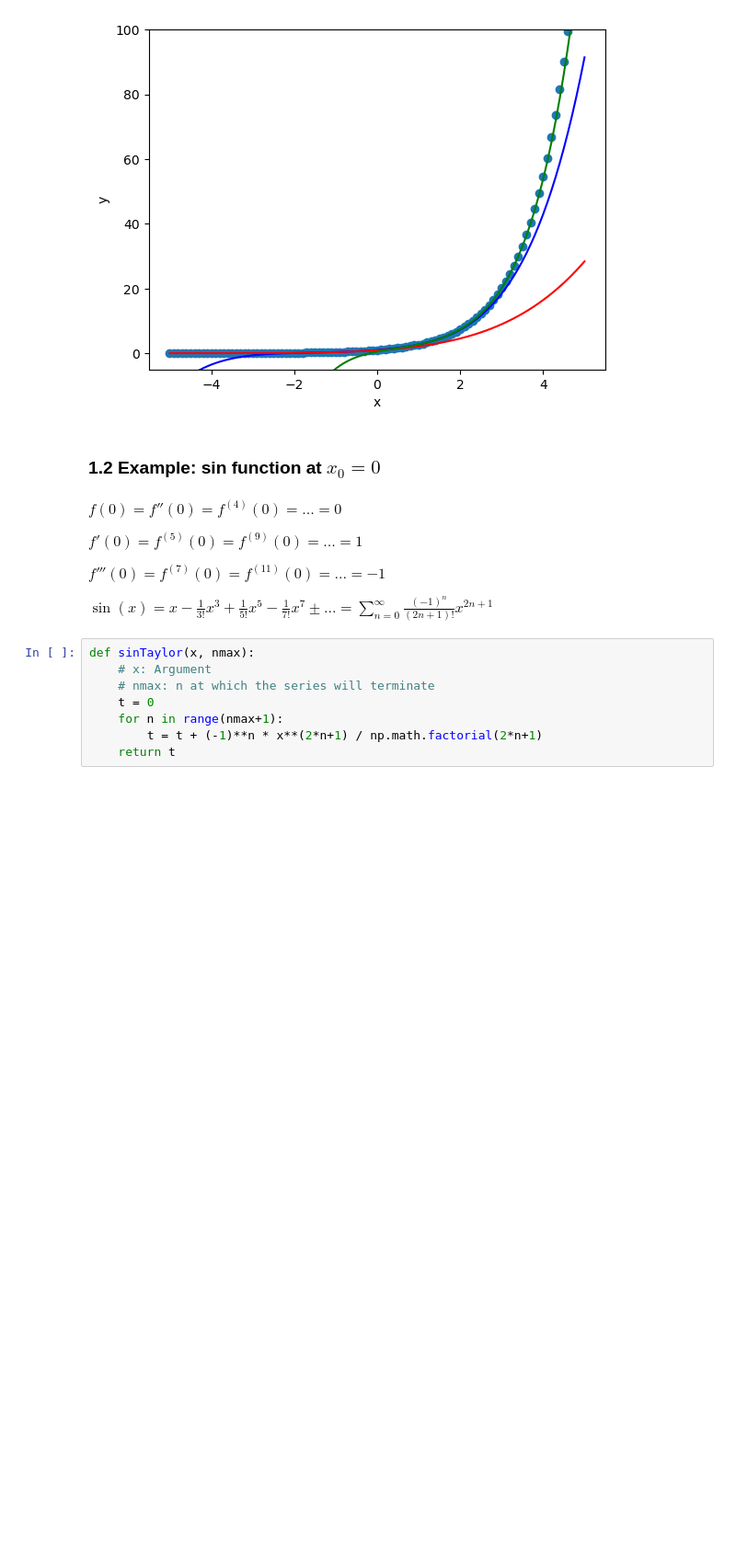
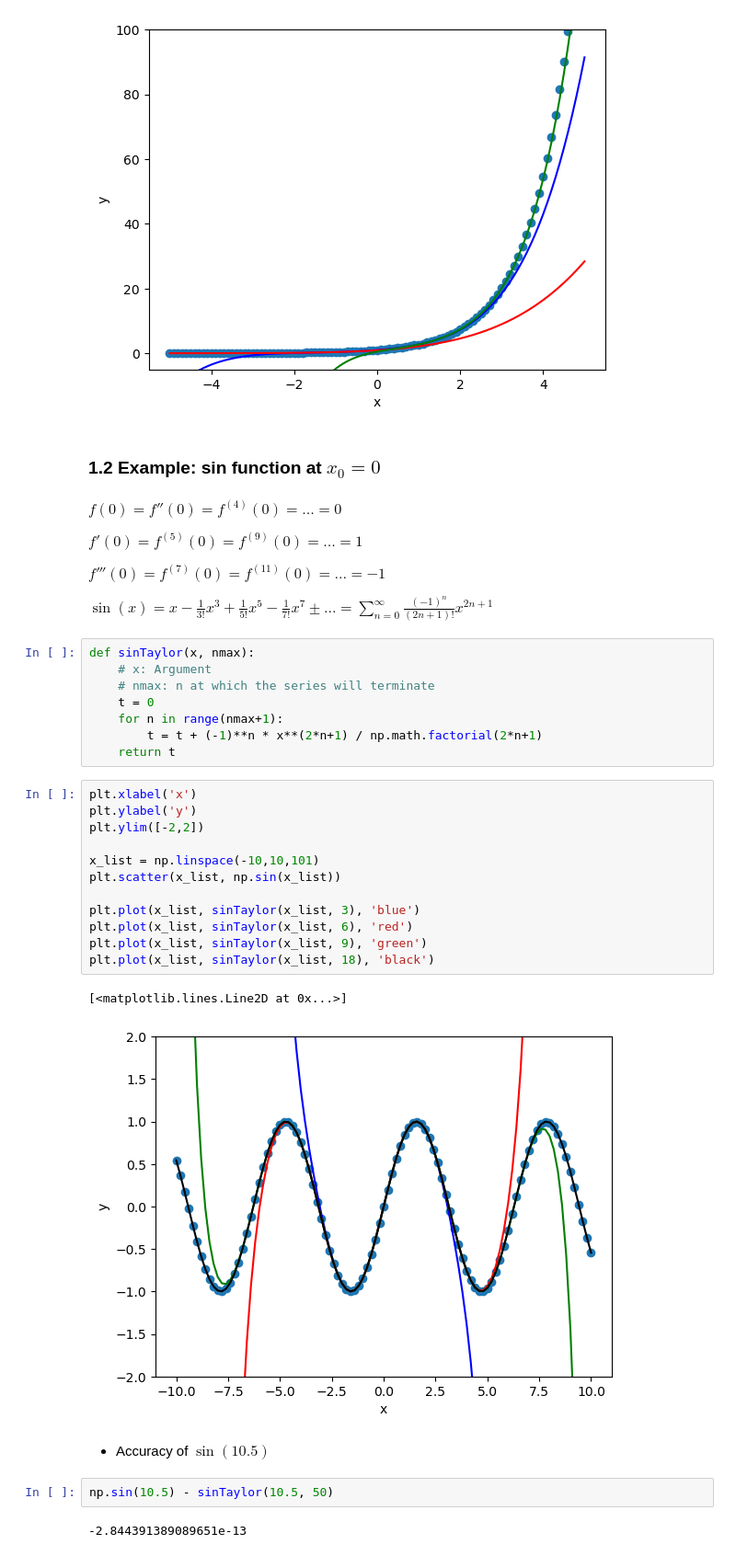
Before and after one commit to A-Hashemiann/Computational-Science, a Jupyter notebook: Computational-Physics/Taylor_Series.ipynb, the cells around one changed output. Shown: that part at 92% size. Saved outputs shown, nothing was run; the diff lists cells and outputs as text; blank space fills up the shorter version.

Commit message:
Taylor_Series

```diff
--- a/Computational-Physics/Taylor_Series.ipynb
+++ b/Computational-Physics/Taylor_Series.ipynb
@@ -66,3 +66,24 @@ def sinTaylor(x, nmax):
     for n in range(nmax+1):
         t = t + (-1)**n * x**(2*n+1) / np.math.factorial(2*n+1)
     return t
+# %%
+plt.xlabel('x')
+plt.ylabel('y')
+plt.ylim([-2,2])
+
+x_list = np.linspace(-10,10,101)
+plt.scatter(x_list, np.sin(x_list))
+
+plt.plot(x_list, sinTaylor(x_list, 3), 'blue')
+plt.plot(x_list, sinTaylor(x_list, 6), 'red')
+plt.plot(x_list, sinTaylor(x_list, 9), 'green')
+plt.plot(x_list, sinTaylor(x_list, 18), 'black')
+# %% [output]
+[<matplotlib.lines.Line2D at 0x...>]
+[figure, added]
+# %% [markdown]
+- Accuracy of \\( \sin(10.5) \\)
+# %%
+np.sin(10.5) - sinTaylor(10.5, 50)
+# %% [output]
+-2.844391389089651e-13
```
